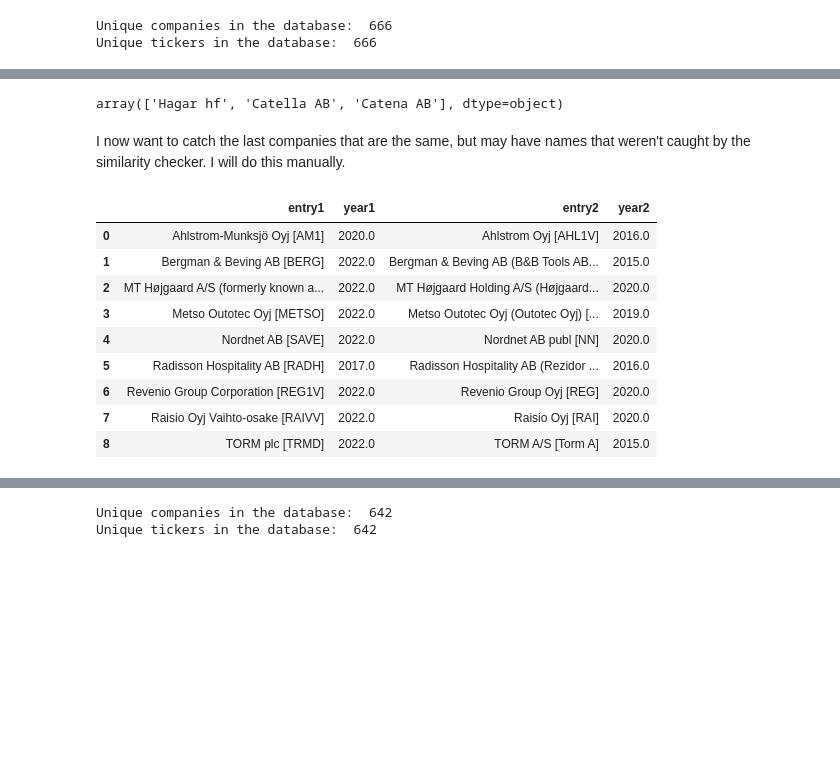
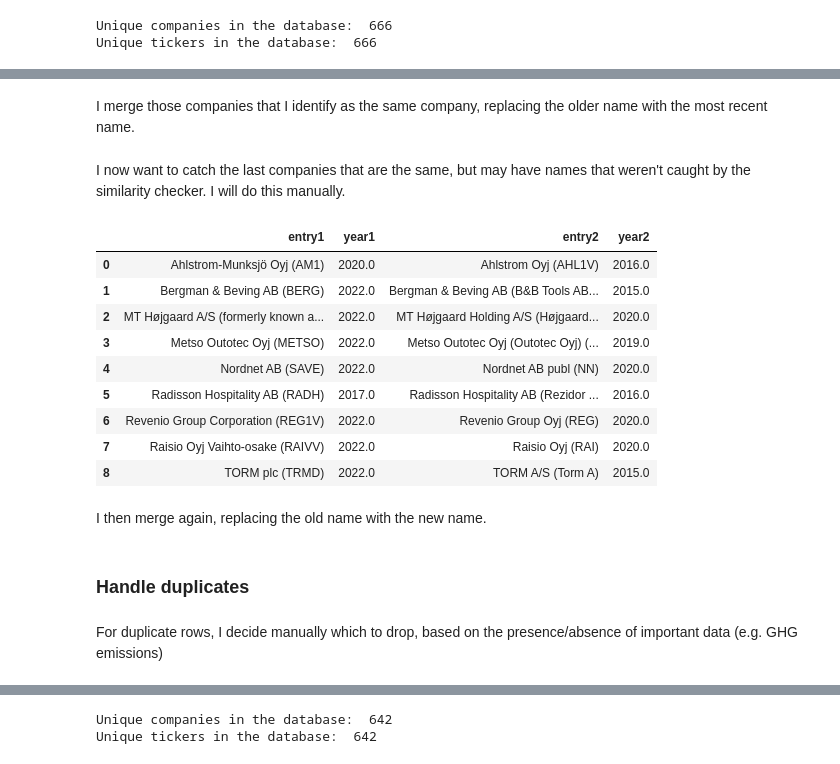
Before and after one commit to jamesdavies010/ESG-projects, a Jupyter notebook: notebooks/Nordic_Compass_01_Preprocessing_Cleaning.ipynb, the cells around one changed output, grey strips where cells are left out. Cells and saved outputs as stored; diff of their text form; code cells hidden in the pictures; blank space fills up the shorter version.

```diff
--- a/notebooks/Nordic_Compass_01_Preprocessing_Cleaning.ipynb
+++ b/notebooks/Nordic_Compass_01_Preprocessing_Cleaning.ipynb
@@ -268,12 +167,0 @@ array(['ARCHER', 'ARCHO'], dtype=object)
-# %%
-# find the most recent row for each company.
-# Store the ticker from that row (e.g. if 'Archer Ltd.' is 'ARCHER' in 2017 and 'ARCHO' in 2020, then 'ARCHO' will be stored)
-company_latest_ticker_df = df.sort_values(
-    by=["comp_name", "year"], ascending=[True, False]
-).drop_duplicates(subset=["comp_name"], keep="first")
-
-ticker_mapping = dict(
-    zip(company_latest_ticker_df["comp_name"], company_latest_ticker_df["ticker"])
-)
-
-df.loc[:, "ticker"] = df["comp_name"].map(ticker_mapping)
@@ -362,23 +272,7 @@ Not all of the companies above are the same company, so I only want to change th
 # %%
 # is there a more robust way of doing this? Probably.
-# Write comp_names instead...
 indices_to_keep = [0, 1, 2, 3, 4, 5, 7, 8, 9, 10, 14, 15, 16, 19, 20]
 
 similar_pairs_df = similar_pairs_df.loc[indices_to_keep]
 
-similar_pairs_df[["comp_name1", "ticker1"]] = similar_pairs_df["entry1"].str.extract(
-    r"^(.*) \((.*)\)$"
-)
-similar_pairs_df[["comp_name2", "ticker2"]] = similar_pairs_df["entry2"].str.extract(
-    r"^(.*) \((.*)\)$"
-)
-
-replacement_mapping = {
-    "comp_name": dict(
-        zip(similar_pairs_df["comp_name2"], similar_pairs_df["comp_name1"])
-    ),
-    "ticker": dict(zip(similar_pairs_df["ticker2"], similar_pairs_df["ticker1"])),
-}
-
-df["comp_name"] = df["comp_name"].replace(replacement_mapping["comp_name"])
-df["ticker"] = df["ticker"].replace(replacement_mapping["ticker"])
+similar_pairs_df
@@ -384,0 +296,2 @@ df["ticker"] = df["ticker"].replace(replacement_mapping["ticker"])
+# %% [markdown]
+I merge those companies that I identify as the same company, replacing the older name with the most recent name.
@@ -385,6 +300,9 @@ df["ticker"] = df["ticker"].replace(replacement_mapping["ticker"])
 # %%
-test_filter(
-    df, {"comp_name": ["Catella AB", "Catena AB", "Hagar hf", "Hagar hf."]}, "comp_name"
-)["comp_name"].unique()
+# # Catella AB and Catena AB should both be in the dataset, but Hagar hf. should be merged into Hagar hf
+# test_filter(
+
+
+#     df, {"comp_name": ["Catella AB", "Catena AB", "Hagar hf", "Hagar hf."]}, "comp_name"
+
+
+# )
-# %% [output]
-array(['Hagar hf', 'Catella AB', 'Catena AB'], dtype=object)
@@ -395,7 +311,7 @@ I now want to catch the last companies that are the same, but may have names tha
 # %%
 # sorted(df['comp_name'].unique().tolist())
 # %%
-# To get the final companies that appear multiple times under different names, I checked manually and compiled a list
+# To get the final companies that appear multiple times under different names, I check manually and compile a list
 similar_companies_manual = [
     "Kindred Group Plc (formerly Unibet Group)",
     "Kindred Group plc",
@@ -438,41 +354,41 @@ for company1, company2 in zip(
 ):
     entry1 = latest_entries[latest_entries["comp_name"] == company1]
     entry2 = latest_entries[latest_entries["comp_name"] == company2]
 
     if not entry1.empty and not entry2.empty:
         # Extract relevant details
         year1 = entry1["year"].values[0]
         year2 = entry2["year"].values[0]
         ticker1 = entry1["ticker"].values[0]
         ticker2 = entry2["ticker"].values[0]
 
         # Ensure entry1 has the most recent year
         if year1 < year2:
             company1, company2 = company2, company1
             year1, year2 = year2, year1
             ticker1, ticker2 = ticker2, ticker1
 
         # Format the entries
-        formatted_entry1 = f"{company1} [{ticker1}]"
-        formatted_entry2 = f"{company2} [{ticker2}]"
+        formatted_entry1 = f"{company1} ({ticker1})"
+        formatted_entry2 = f"{company2} ({ticker2})"
 
         # Append to the list
         similar_pairs_manual.append((formatted_entry1, year1, formatted_entry2, year2))
 
 # Convert to DataFrame
 similar_pairs_manual_df = pd.DataFrame(
     similar_pairs_manual, columns=["entry1", "year1", "entry2", "year2"]
 )
 
 similar_pairs_manual_df
 # %% [output]
 |  | entry1 | year1 | entry2 | year2 |
-| 0 | Ahlstrom-Munksjö Oyj [AM1] | 2020.0 | Ahlstrom Oyj [AHL1V] | 2016.0 |
-| 1 | Bergman & Beving AB [BERG] | 2022.0 | Bergman & Beving AB (B&B Tools AB... | 2015.0 |
+| 0 | Ahlstrom-Munksjö Oyj (AM1) | 2020.0 | Ahlstrom Oyj (AHL1V) | 2016.0 |
+| 1 | Bergman & Beving AB (BERG) | 2022.0 | Bergman & Beving AB (B&B Tools AB... | 2015.0 |
 | 2 | MT Højgaard A/S (formerly known a... | 2022.0 | MT Højgaard Holding A/S (Højgaard... | 2020.0 |
-| 3 | Metso Outotec Oyj [METSO] | 2022.0 | Metso Outotec Oyj (Outotec Oyj) [... | 2019.0 |
-| 4 | Nordnet AB [SAVE] | 2022.0 | Nordnet AB publ [NN] | 2020.0 |
-| 5 | Radisson Hospitality AB [RADH] | 2017.0 | Radisson Hospitality AB (Rezidor ... | 2016.0 |
-| 6 | Revenio Group Corporation [REG1V] | 2022.0 | Revenio Group Oyj [REG] | 2020.0 |
-| 7 | Raisio Oyj Vaihto-osake [RAIVV] | 2022.0 | Raisio Oyj [RAI] | 2020.0 |
-| 8 | TORM plc [TRMD] | 2022.0 | TORM A/S [Torm A] | 2015.0 |
+| 3 | Metso Outotec Oyj (METSO) | 2022.0 | Metso Outotec Oyj (Outotec Oyj) (... | 2019.0 |
+| 4 | Nordnet AB (SAVE) | 2022.0 | Nordnet AB publ (NN) | 2020.0 |
+| 5 | Radisson Hospitality AB (RADH) | 2017.0 | Radisson Hospitality AB (Rezidor ... | 2016.0 |
+| 6 | Revenio Group Corporation (REG1V) | 2022.0 | Revenio Group Oyj (REG) | 2020.0 |
+| 7 | Raisio Oyj Vaihto-osake (RAIVV) | 2022.0 | Raisio Oyj (RAI) | 2020.0 |
+| 8 | TORM plc (TRMD) | 2022.0 | TORM A/S (Torm A) | 2015.0 |
@@ -500,0 +395,2 @@ df["ticker"] = df["ticker"].replace(ticker_mapping)
+# %% [markdown]
+I then merge again, replacing the old name with the new name.
@@ -504,3 +403,7 @@ df["ticker"] = df["ticker"].replace(ticker_mapping)
+# %% [markdown]
+### Handle duplicates
+# %% [markdown]
+For duplicate rows, I decide manually which to drop, based on the presence/absence of important data (e.g. GHG emissions)
 # %%
 # df[df.duplicated(subset=['comp_name', 'year'])]
 df[df.duplicated(subset=["ticker", "year"], keep=False)].sort_values(
```
Also changed, not shown: parts of 108 cells of this notebook, 1 other file.
